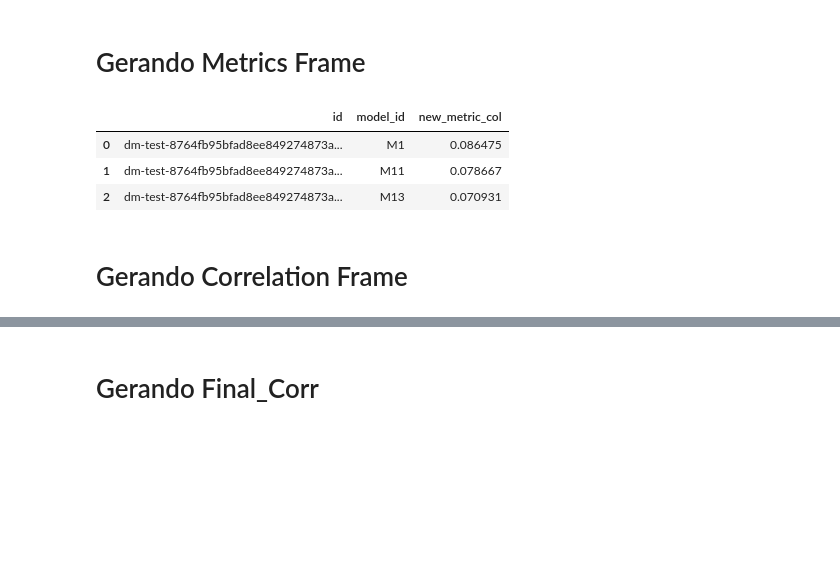
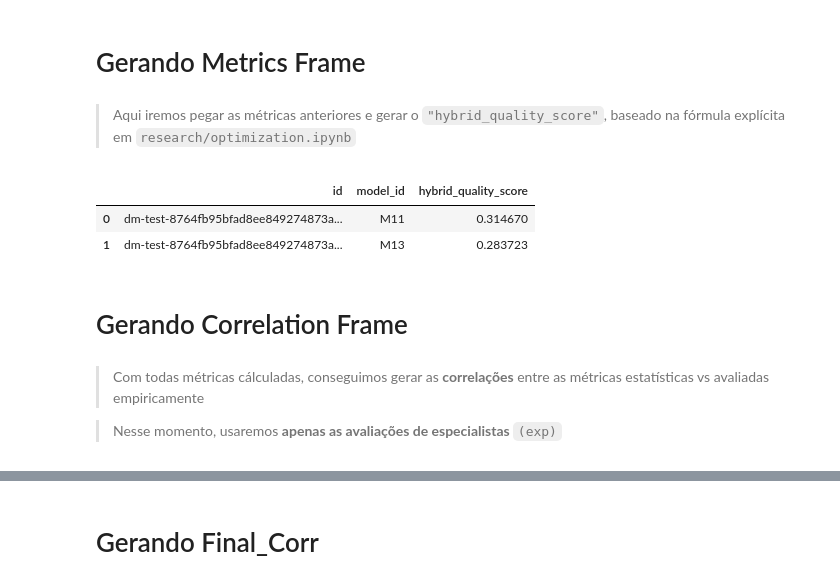
Before and after one commit to thiago-ouverney/pyAutoSummarizer, a Jupyter notebook: research/eda.ipynb, the cells around one changed output, grey strips where cells are left out. Cells and saved outputs as stored; diff of their text form; code cells hidden in the pictures; blank space fills up the shorter version.

```diff
--- a/research/eda.ipynb
+++ b/research/eda.ipynb
@@ -206,6 +250,6 @@ df.head(2)
 # %%
-df_agg_lexical = get_metrics_evaluator(df.head(3),lexical_eval , LEXICAL_PREFIX)
-df_agg_semantic= get_metrics_evaluator(df.head(3),semantic_eval , SEMANTIC_PREFIX )
+df_agg_lexical = get_metrics_evaluator(df.head(N),LEXICAL_EVAL , LEXICAL_PREFIX) # usamos head para pegar apenas os primeiros N exemplos, garantindo os mesmo resultados
+df_agg_semantic= get_metrics_evaluator(df.head(N),SEMANTIC_EVAL , SEMANTIC_PREFIX )
 # %%
 df_agg = pd.merge(df_agg_lexical, df_agg_semantic, on= JOIN_COLS)
 # %%
@@ -217,16 +261,21 @@ df_agg.head(2)
 # %% [markdown]
 # Gerando Metrics Frame
+# %% [markdown]
+> Aqui iremos pegar as métricas anteriores e gerar o ``"hybrid_quality_score"``, baseado na fórmula explícita em `research/optimization.ipynb`
 # %%
 from research.src.functions import get_combinated_metric
 # %%
 metrics_frame = get_combinated_metric(avg_summeval_metrics, df_agg, JOIN_COLS)
 # %%
-metrics_frame[JOIN_COLS + [NEW_METRIC_COL]]
+metrics_frame[JOIN_COLS + [HIBRITY_QUALITY_SCORE]]
 # %% [output]
-|  | id | model_id | new_metric_col |
-| 0 | dm-test-8764fb95bfad8ee849274873a... | M1 | 0.086475 |
-| 1 | dm-test-8764fb95bfad8ee849274873a... | M11 | 0.078667 |
-| 2 | dm-test-8764fb95bfad8ee849274873a... | M13 | 0.070931 |
+|  | id | model_id | hybrid_quality_score |
+| 0 | dm-test-8764fb95bfad8ee849274873a... | M11 | 0.314670 |
+| 1 | dm-test-8764fb95bfad8ee849274873a... | M13 | 0.283723 |
 # %% [markdown]
 # Gerando Correlation Frame
+# %% [markdown]
+> Com todas métricas cálculadas, conseguimos gerar as **correlações** entre as métricas estatísticas vs avaliadas empiricamente
+
+> Nesse momento, usaremos **apenas as avaliações de especialistas** ``(exp)``
 # %%
```
Also changed, not shown: parts of 20 cells of this notebook.
